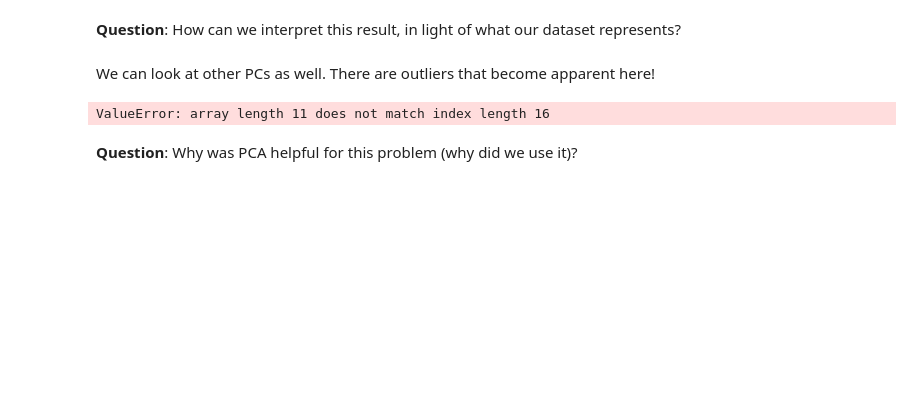
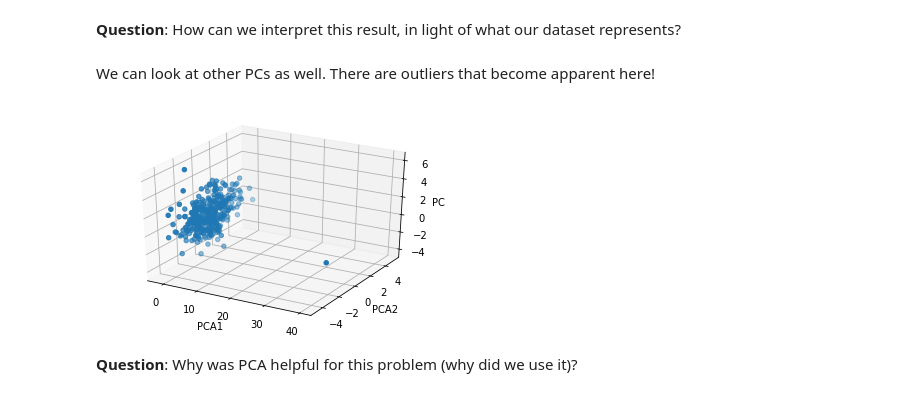
Before and after one commit to personalrobotics/corl23_towards_general_food_acquisition, a Jupyter notebook: scripts/pca.ipynb, the cells around one changed output. Cells and saved outputs as stored; diff of their text form; code cells hidden in the pictures; blank space fills up the shorter version.

```diff
--- a/scripts/pca.ipynb
+++ b/scripts/pca.ipynb
@@ -162,12 +199,22 @@ ValueError: array length 11 does not match index length 16
 **Question**: How can we interpret this result, in light of what our dataset represents?
 # %% [markdown]
 We can look at other PCs as well. There are outliers that become apparent here!
-# %%
-sns.scatterplot(x=transformed[:,1], y=transformed[:,2], hue=names)
-plt.xlabel('PC2')
-plt.ylabel('PC3')
-plt.show()
-# %% [output]
-ValueError: array length 11 does not match index length 16
+# %%
+fig = plt.figure()
+ax = fig.add_subplot(111, projection = '3d')
+
+x = transformed[:,0]
+y = transformed[:,1]
+z = transformed[:,2]
+
+ax.set_xlabel("PCA1")
+ax.set_ylabel("PCA2")
+ax.set_zlabel("PCA3")
+
+ax.scatter(x, y, z)
+
+plt.show()
+# %% [output]
+[figure, added]
 # %% [markdown]
 **Question**: Why was PCA helpful for this problem (why did we use it)?
```
Also changed, not shown: parts of 10 cells of this notebook.
